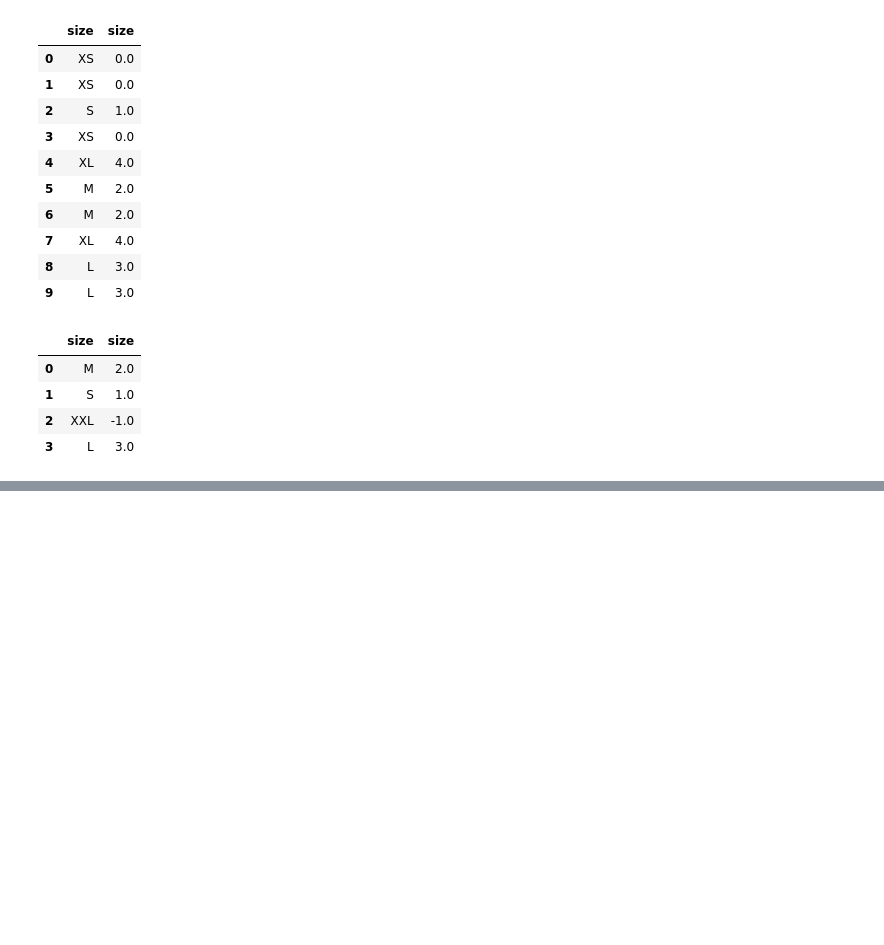
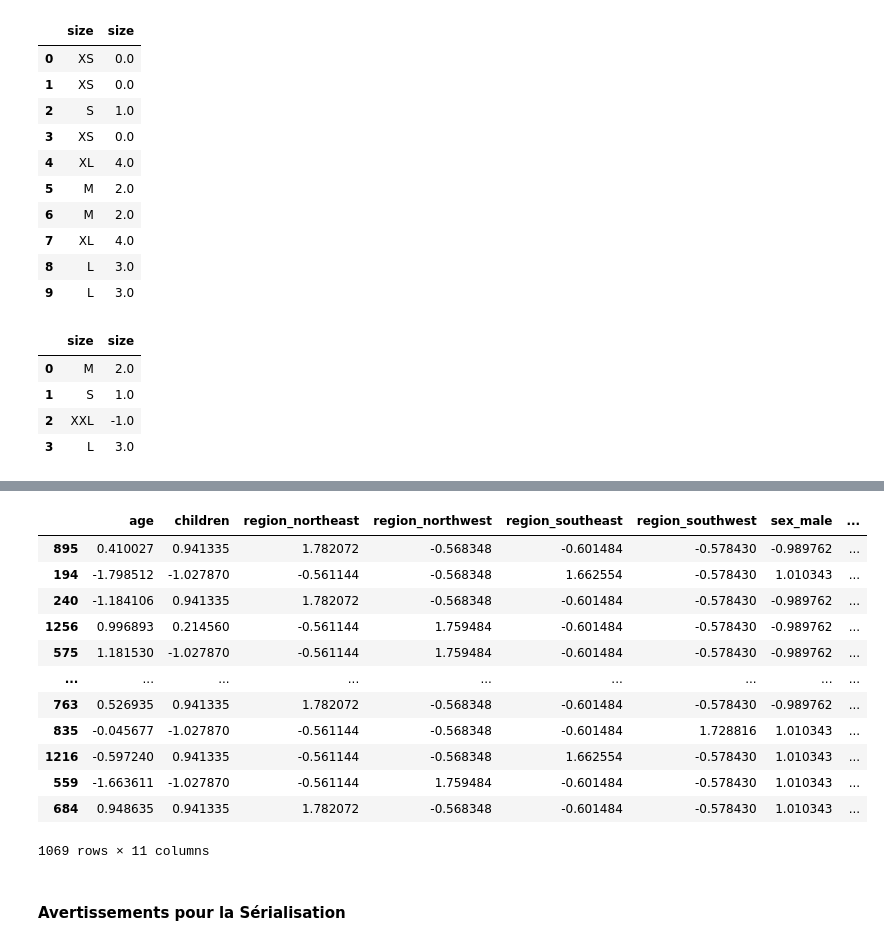
Before and after one commit to ElieLECAS/ML_avance, a Jupyter notebook: pipeline_avance/pipeline_avance.ipynb, the cells around one changed output, grey strips where cells are left out. Cells and saved outputs as stored; diff of their text form; code cells hidden in the pictures; blank space fills up the shorter version.

```diff
--- a/pipeline_avance/pipeline_avance.ipynb
+++ b/pipeline_avance/pipeline_avance.ipynb
@@ -82,0 +149,3 @@ pd.concat([new_sizes, new_sizes_tf], axis=1)
+# %%
+# Ajouter 1 à des valeurs positives ou nulles évite le cas log(0)
+distrib_modifier = FunctionTransformer(lambda x: np.log(1 + x))
@@ -82,0 +438,19 @@ pd.concat([new_sizes, new_sizes_tf], axis=1)
+# %%
+bmi_edges = [0.0, 25.0, 30.0, np.inf]
+bmi_cats = ["underweight_normal", "overweight", "obesity"]
+
+bmi_cat = BmiTransformer(column="bmi", bins=bmi_edges, labels=bmi_cats)
+bmi_pip = make_pipeline(bmi_cat, ohe_nom)
+
+step1 = ColumnTransformer(
+    transformers =  [
+        ("num", distrib_modifier, num_cols),
+        ("nom", ohe_nom, nom_cols),
+        ("bin", ohe_bin, bin_cols),
+        ("bmi", bmi_pip, ["bmi"])
+    ],
+    verbose_feature_names_out = False
+)
+
+preproc = make_pipeline(step1, std_scl)
+preproc
@@ -82,0 +475,21 @@ pd.concat([new_sizes, new_sizes_tf], axis=1)
+# %%
+preproc.set_output(transform="pandas")
+
+X_train_tf = preproc.fit_transform(X_train)
+X_train_tf
+# %% [output]
+|  | age | children | region_northeast | region_northwest | region_southeast | region_southwest | sex_male | ... |
+| 895 | 0.410027 | 0.941335 | 1.782072 | -0.568348 | -0.601484 | -0.578430 | -0.989762 | ... |
+| 194 | -1.798512 | -1.027870 | -0.561144 | -0.568348 | 1.662554 | -0.578430 | 1.010343 | ... |
+| 240 | -1.184106 | 0.941335 | 1.782072 | -0.568348 | -0.601484 | -0.578430 | -0.989762 | ... |
+| 1256 | 0.996893 | 0.214560 | -0.561144 | 1.759484 | -0.601484 | -0.578430 | -0.989762 | ... |
+| 575 | 1.181530 | -1.027870 | -0.561144 | 1.759484 | -0.601484 | -0.578430 | -0.989762 | ... |
+| ... | ... | ... | ... | ... | ... | ... | ... | ... |
+| 763 | 0.526935 | 0.941335 | 1.782072 | -0.568348 | -0.601484 | -0.578430 | -0.989762 | ... |
+| 835 | -0.045677 | -1.027870 | -0.561144 | -0.568348 | -0.601484 | 1.728816 | 1.010343 | ... |
+| 1216 | -0.597240 | 0.941335 | -0.561144 | -0.568348 | 1.662554 | -0.578430 | 1.010343 | ... |
+| 559 | -1.663611 | -1.027870 | -0.561144 | 1.759484 | -0.601484 | -0.578430 | 1.010343 | ... |
+| 684 | 0.948635 | 0.941335 | 1.782072 | -0.568348 | -0.601484 | -0.578430 | 1.010343 | ... |
+1069 rows × 11 columns
+# %% [markdown]
+#### Avertissements pour la Sérialisation
```
Also changed, not shown: parts of 94 cells of this notebook.
